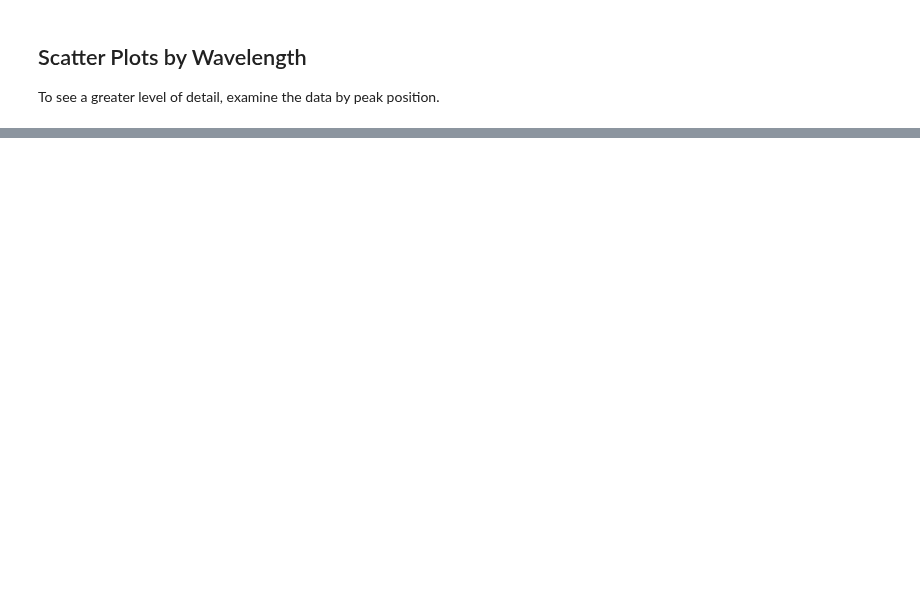
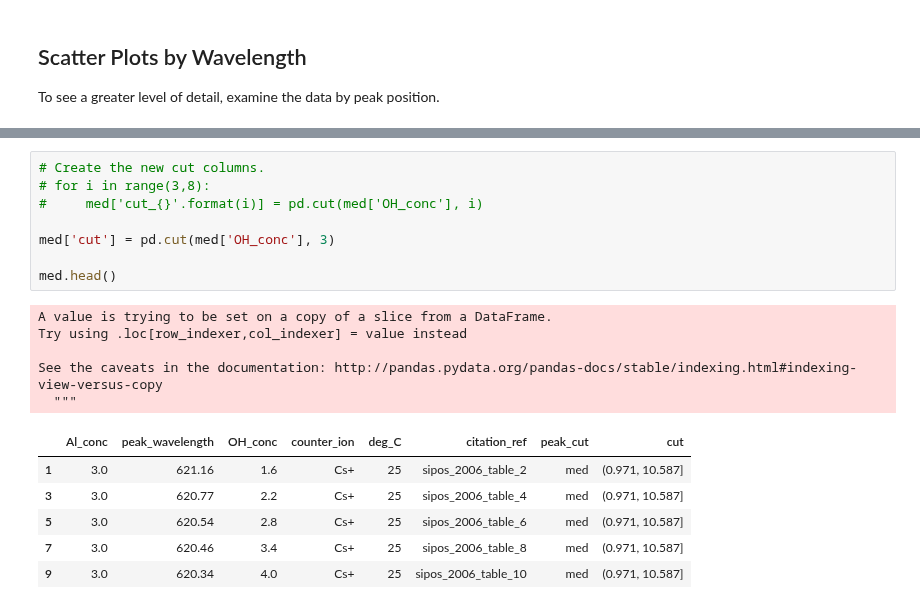
Before and after one commit to biggstd/pyluminate, a Jupyter notebook: notebooks/Aluminate Review Raman Figures.ipynb, the cells around one changed output, grey strips where cells are left out. Saved outputs shown, nothing was run; the diff lists cells and outputs as text; blank space fills up the shorter version.

```diff
--- a/notebooks/Aluminate Review Raman Figures.ipynb
+++ b/notebooks/Aluminate Review Raman Figures.ipynb
@@ -294,0 +306,20 @@ gg = sns.lmplot(
+# %%
+# Create the new cut columns.
+# for i in range(3,8):
+#     med['cut_{}'.format(i)] = pd.cut(med['OH_conc'], i)
+
+med['cut'] = pd.cut(med['OH_conc'], 3)
+
+med.head()
+# %% [output]
+A value is trying to be set on a copy of a slice from a DataFrame.
+Try using .loc[row_indexer,col_indexer] = value instead
+
+See the caveats in the documentation: http://pandas.pydata.org/pandas-docs/stable/indexing.html#indexing-view-versus-copy
+  """
+|  | Al_conc | peak_wavelength | OH_conc | counter_ion | deg_C | citation_ref | peak_cut | cut |
+| 1 | 3.0 | 621.16 | 1.6 | Cs+ | 25 | sipos_2006_table_2 | med | (0.971, 10.587] |
+| 3 | 3.0 | 620.77 | 2.2 | Cs+ | 25 | sipos_2006_table_4 | med | (0.971, 10.587] |
+| 5 | 3.0 | 620.54 | 2.8 | Cs+ | 25 | sipos_2006_table_6 | med | (0.971, 10.587] |
+| 7 | 3.0 | 620.46 | 3.4 | Cs+ | 25 | sipos_2006_table_8 | med | (0.971, 10.587] |
+| 9 | 3.0 | 620.34 | 4.0 | Cs+ | 25 | sipos_2006_table_10 | med | (0.971, 10.587] |
```
Also changed, not shown: parts of 16 cells of this notebook, 2 other files.
